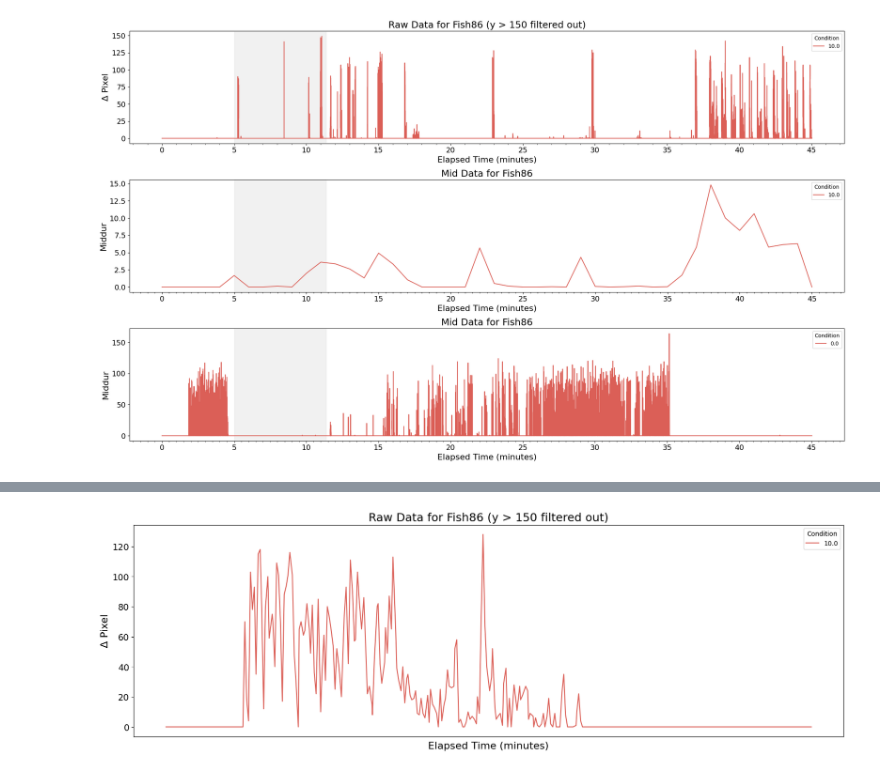
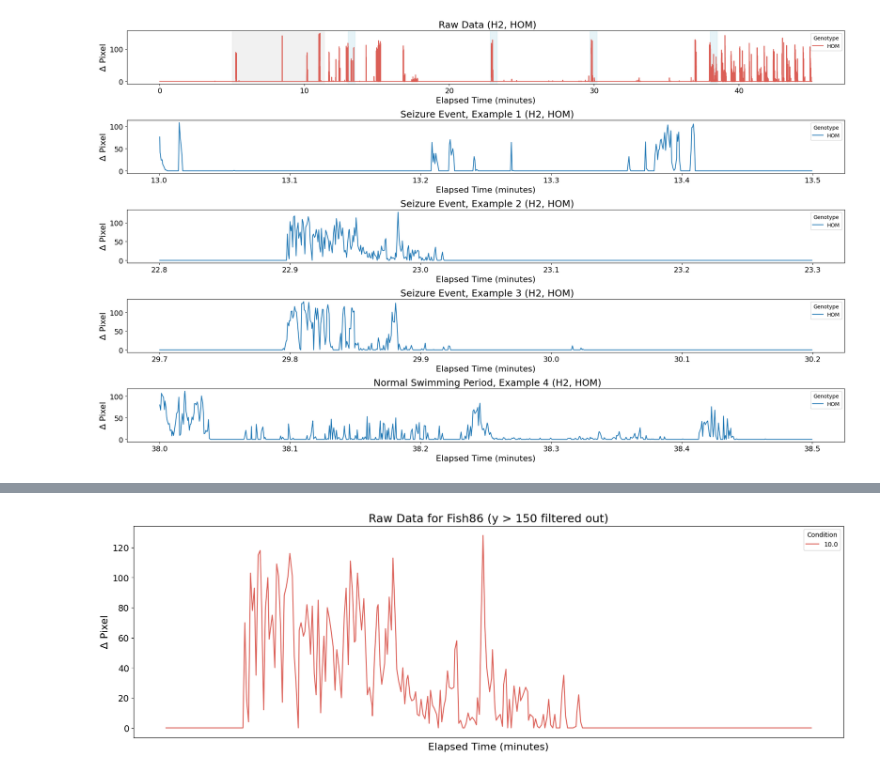
Before and after one commit to jadeyslau/B6_Epilepsies, a Jupyter notebook: Sandbox_PTZ_FbyF.ipynb, the cells around one changed output, grey strips where cells are left out. Drawn from its saved outputs; the diff is of its cells as text; code cells hidden in the pictures.

```diff
--- a/Sandbox_PTZ_FbyF.ipynb
+++ b/Sandbox_PTZ_FbyF.ipynb
@@ -41,96 +43,11 @@ We have a condition!
 No filtering applied: 'omit' is None.
 Finished prepping data.
 # %%
-from matplotlib.ticker import MultipleLocator
-from matplotlib.ticker import AutoMinorLocator
-
-# Set the reference time (e.g., the earliest timestamp)
-# Calculate elapsed time in seconds (or use .total_seconds() for float)
-reference_time = df_raw['fullts'].min()
-df_raw['elapsed_time'] = (df_raw['fullts'] - reference_time).dt.total_seconds()/60
-
-# Set the reference time (e.g., the earliest timestamp)
-# Calculate elapsed time in seconds (or use .total_seconds() for float)
-reference_time_mid = df_mid['stdate_sttime'].min()
-df_mid['elapsed_time'] = (df_mid['stdate_sttime'] - reference_time_mid).dt.total_seconds()/60
-
-# exclude data1 more than 200
-
-
-fish1     = df_raw[df_raw['location'] == 'C001']
-# fish1     = df_raw[(df_raw['location'] == 'C001') & (df_raw['data1']<200)]
-fish1_mid = df_mid[df_mid['location'] == 'C001']
-
-# fish86     = df_raw[df_raw['location'] == 'C086']
-fish86     = df_raw[(df_raw['location'] == 'C086') & (df_raw['data1']<150)]
-fish86_mid = df_mid[df_mid['location'] == 'C086']
-
-
-# Define the palette
-palette = sns.color_palette("hls", n_colors=df_raw['condition'].nunique())
-
-# Global font size settings
-plt.rc('axes', titlesize=18)  # Title font size
-plt.rc('axes', labelsize=16)  # X and Y label font size
-plt.rc('xtick', labelsize=14)  # X-axis tick font size
-plt.rc('ytick', labelsize=14)  # Y-axis tick font size
-
-# Create a figure with two subplots
-fig, axes = plt.subplots(3, 1, figsize=(20, 12))  # 2 rows, 1 column
-
-# First subplot for fish85
-sns.lineplot(
-    ax=axes[0],  # First subplot
-    x='elapsed_time',
-    y='data1',
-    data=fish86,
-    hue='condition',
-    palette=palette
-)
-axes[0].axvspan(5, 11.37, color='lightgray', alpha=0.3)  # Add light gray shadow
-axes[0].xaxis.set_major_locator(MultipleLocator(5))  # Ticks every minute
-axes[0].xaxis.set_minor_locator(AutoMinorLocator(5))  # 5 minor ticks between major ticks
-axes[0].set_title("Raw Data for Fish86 (y > 150 filtered out)")
-axes[0].set_xlabel("Elapsed Time (minutes)")
-axes[0].set_ylabel("Δ Pixel")
-axes[0].legend(title="Condition", loc='best')
-
-# Second subplot for fish85_mid
-sns.lineplot(
-    ax=axes[1],  # Second subplot
-    x='elapsed_time',
-    y='middur',
-    data=fish86_mid,
-    hue='condition',
-    palette=palette
-)
-axes[1].axvspan(5, 11.37, color='lightgray', alpha=0.3)  # Add light gray shadow
-axes[1].xaxis.set_minor_locator(AutoMinorLocator(10))
-axes[1].xaxis.set_major_locator(MultipleLocator(5))
-axes[1].set_title("Mid Data for Fish86")
-axes[1].set_xlabel("Elapsed Time (minutes)")
-axes[1].set_ylabel("Middur")
-axes[1].legend(title="Condition", loc='best')
-
-# Third subplot for fish1
-sns.lineplot(
-    ax=axes[2],  # Second subplot
-    x='elapsed_time',
-    y='data1',
-    data=fish1,
-    hue='condition',
-    palette=palette
-)
-axes[2].axvspan(5, 11.37, color='lightgray', alpha=0.3)  # Add light gray shadow
-axes[2].xaxis.set_minor_locator(AutoMinorLocator(10))
-axes[2].xaxis.set_major_locator(MultipleLocator(5))
-axes[2].set_title("Mid Data for Fish86")
-axes[2].set_xlabel("Elapsed Time (minutes)")
-axes[2].set_ylabel("Middur")
-axes[2].legend(title="Condition", loc='best')
-
-# Adjust layout and show the figure
-plt.tight_layout()
-plt.show()
+pnpo_ptz_obj_raw.plot_single_fish_activity(well='H2', event_windows=[
+    (13, 13.5, "Seizure Event, Example 1"),
+    (22.8, 23.3, "Seizure Event, Example 2"),
+    (29.7, 30.2, "Seizure Event, Example 3"),
+    (38, 38.5, "Normal Swimming Period, Example 4")
+], drug_app=[5, 11.37], filterY=150)
 # %% [output]
-[figure, old version]
+[figure, new version]
```
Also changed, not shown: parts of 4 cells of this notebook, 5 other files.
